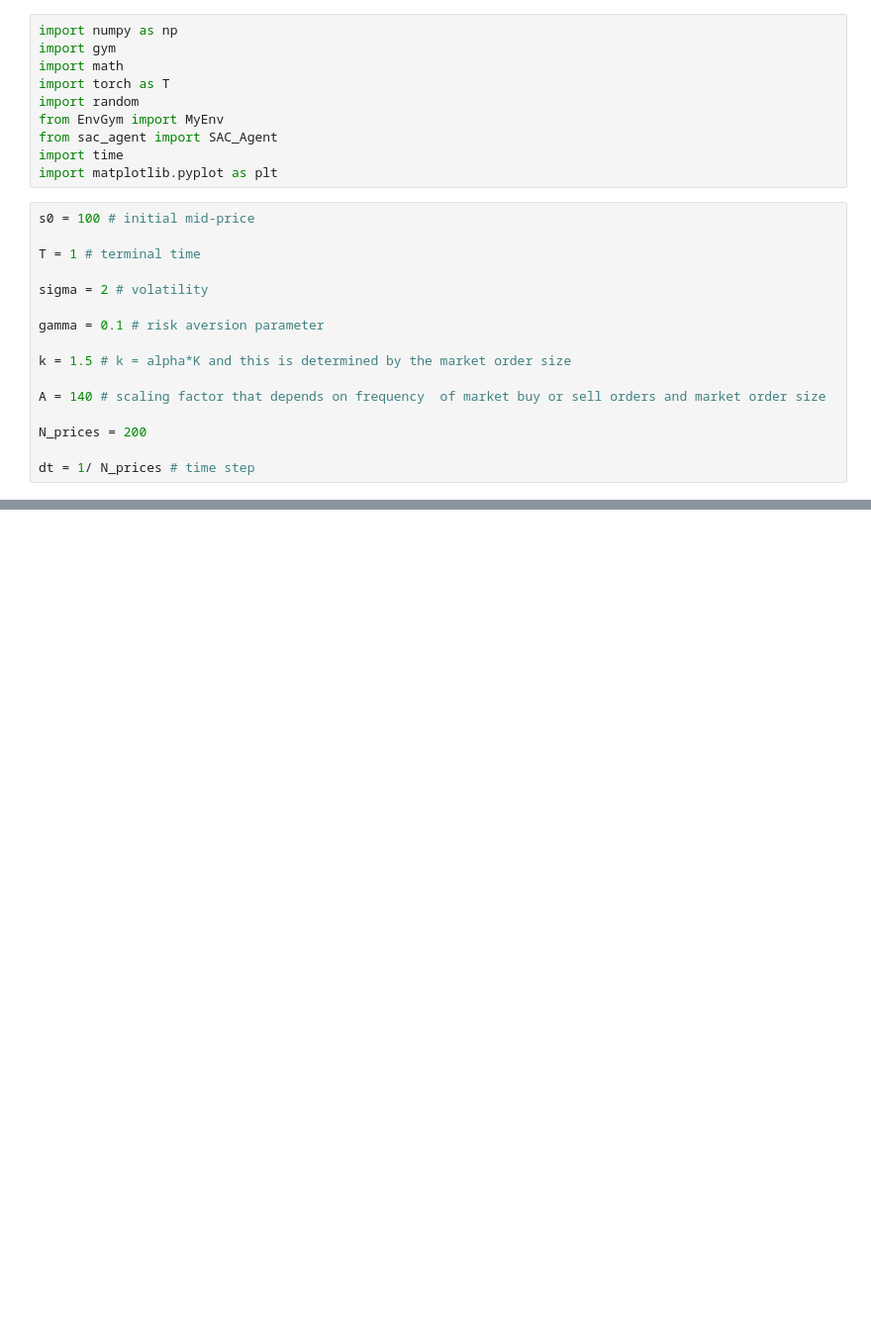
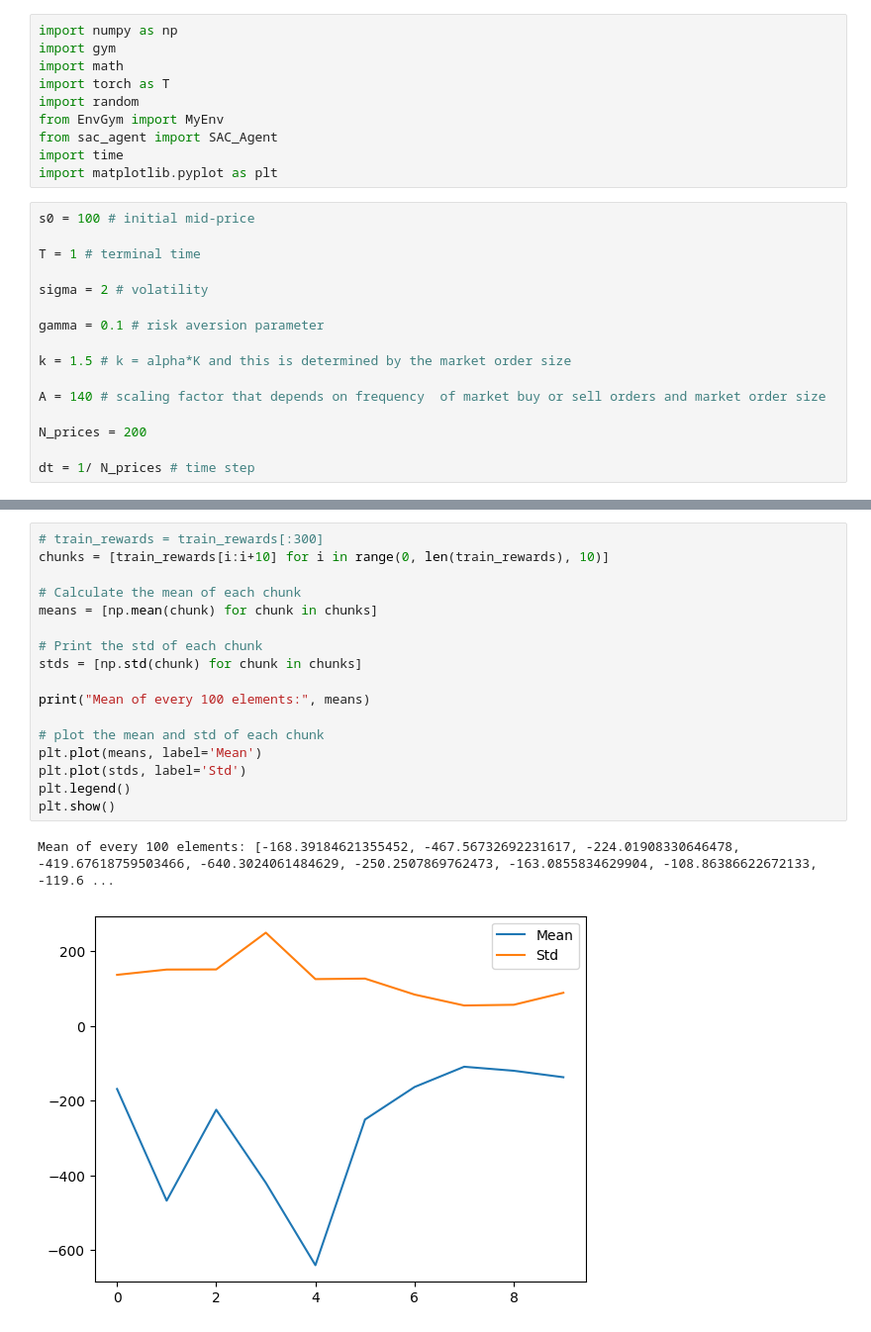
Before and after one commit to DusanaM/ThesisCode, a Jupyter notebook: Soft_Actor_Critic/SAC.ipynb, the cells around one changed output, grey strips where cells are left out. Shown at 99% size. Saved outputs shown, nothing was run; the diff lists cells and outputs as text; blank space fills up the shorter version.

```diff
--- a/Soft_Actor_Critic/SAC.ipynb
+++ b/Soft_Actor_Critic/SAC.ipynb
@@ -111,2 +111,22 @@ epoch
+# %%
+# train_rewards = train_rewards[:300]
+chunks = [train_rewards[i:i+10] for i in range(0, len(train_rewards), 10)]
+
+# Calculate the mean of each chunk
+means = [np.mean(chunk) for chunk in chunks]
+
+# Print the std of each chunk
+stds = [np.std(chunk) for chunk in chunks]
+
+print("Mean of every 100 elements:", means)
+
+# plot the mean and std of each chunk
+plt.plot(means, label='Mean')
+plt.plot(stds, label='Std')
+plt.legend()
+plt.show()
+# %% [output]
+Mean of every 100 elements: [-168.39184621355452, -467.56732692231617, -224.01908330646478, -419.67618759503466, -640.3024061484629, -250.2507869762473, -163.0855834629904, -108.86386622672133, -119.6 ...
+[figure, added]
 # %%
 plt.figure(figsize=(10, 6))
```
Also changed, not shown: parts of 5 cells of this notebook, 4 other files.
